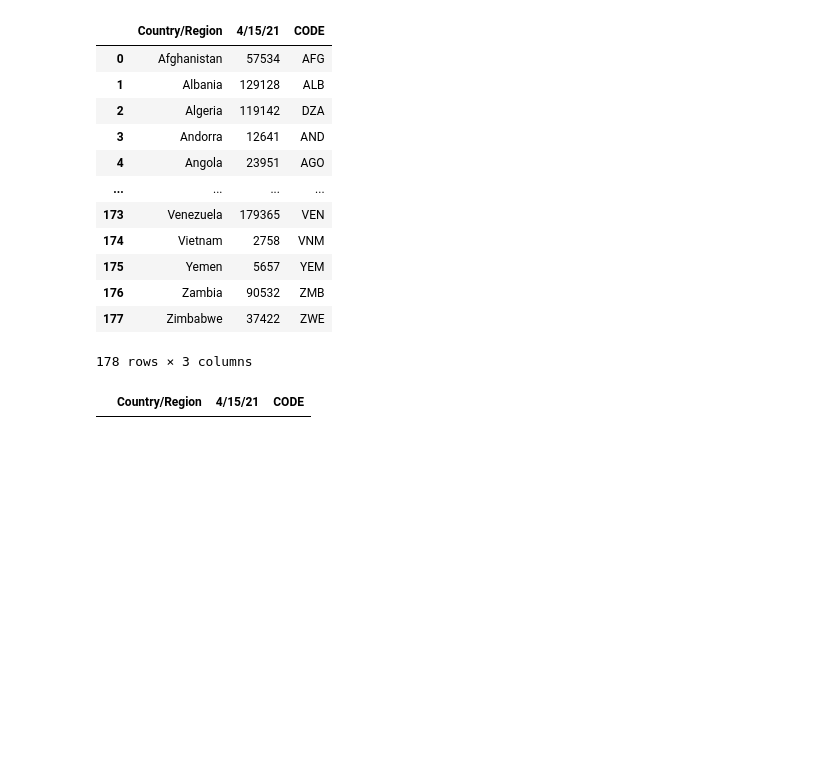
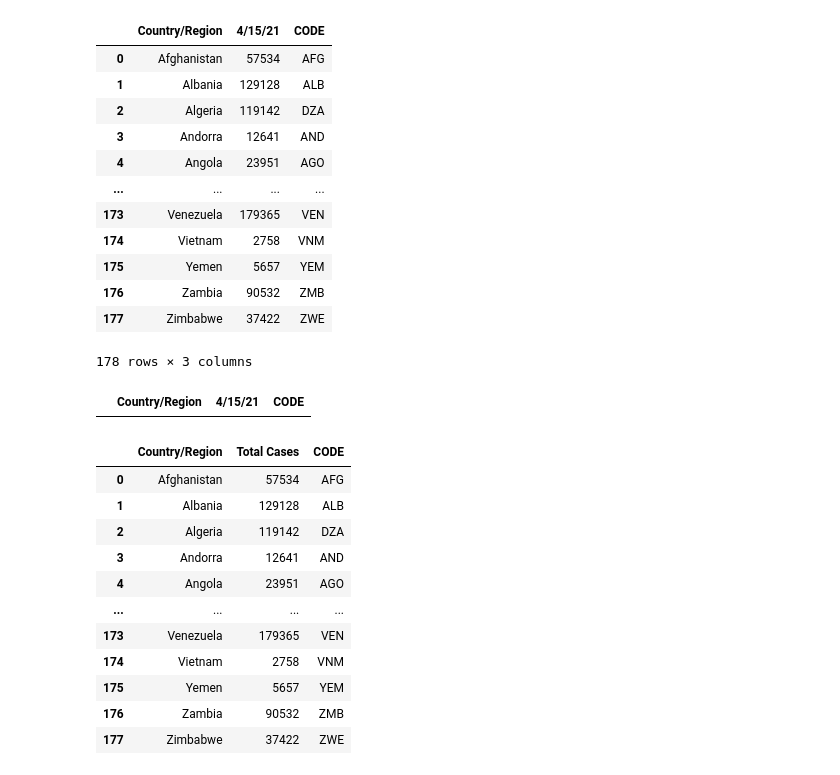
Before and after one commit to iannjari/covid-19-cases-and-mortality-forecaster, a Jupyter notebook: Data Preview.ipynb, the cells around one changed output. Cells and saved outputs as stored; diff of their text form; code cells hidden in the pictures; blank space fills up the shorter version.

```diff
--- a/Data Preview.ipynb
+++ b/Data Preview.ipynb
@@ -277,6 +280,18 @@ empty
 |  | Country/Region | 4/15/21 | CODE |
 # %%
 # Rename the Cases column
-df66 = df5.rename(columns={df.columns[1]: 'new'})
-df66
+casemapdata = df5.rename(columns={df5.columns[1]: 'Total Cases'})
+casemapdata
 # %% [output]
+|  | Country/Region | Total Cases | CODE |
+| 0 | Afghanistan | 57534 | AFG |
+| 1 | Albania | 129128 | ALB |
+| 2 | Algeria | 119142 | DZA |
+| 3 | Andorra | 12641 | AND |
+| 4 | Angola | 23951 | AGO |
+| ... | ... | ... | ... |
+| 173 | Venezuela | 179365 | VEN |
+| 174 | Vietnam | 2758 | VNM |
+| 175 | Yemen | 5657 | YEM |
+| 176 | Zambia | 90532 | ZMB |
+| 177 | Zimbabwe | 37422 | ZWE |
```
Also changed, not shown: parts of 6 cells of this notebook, 3 other files.
